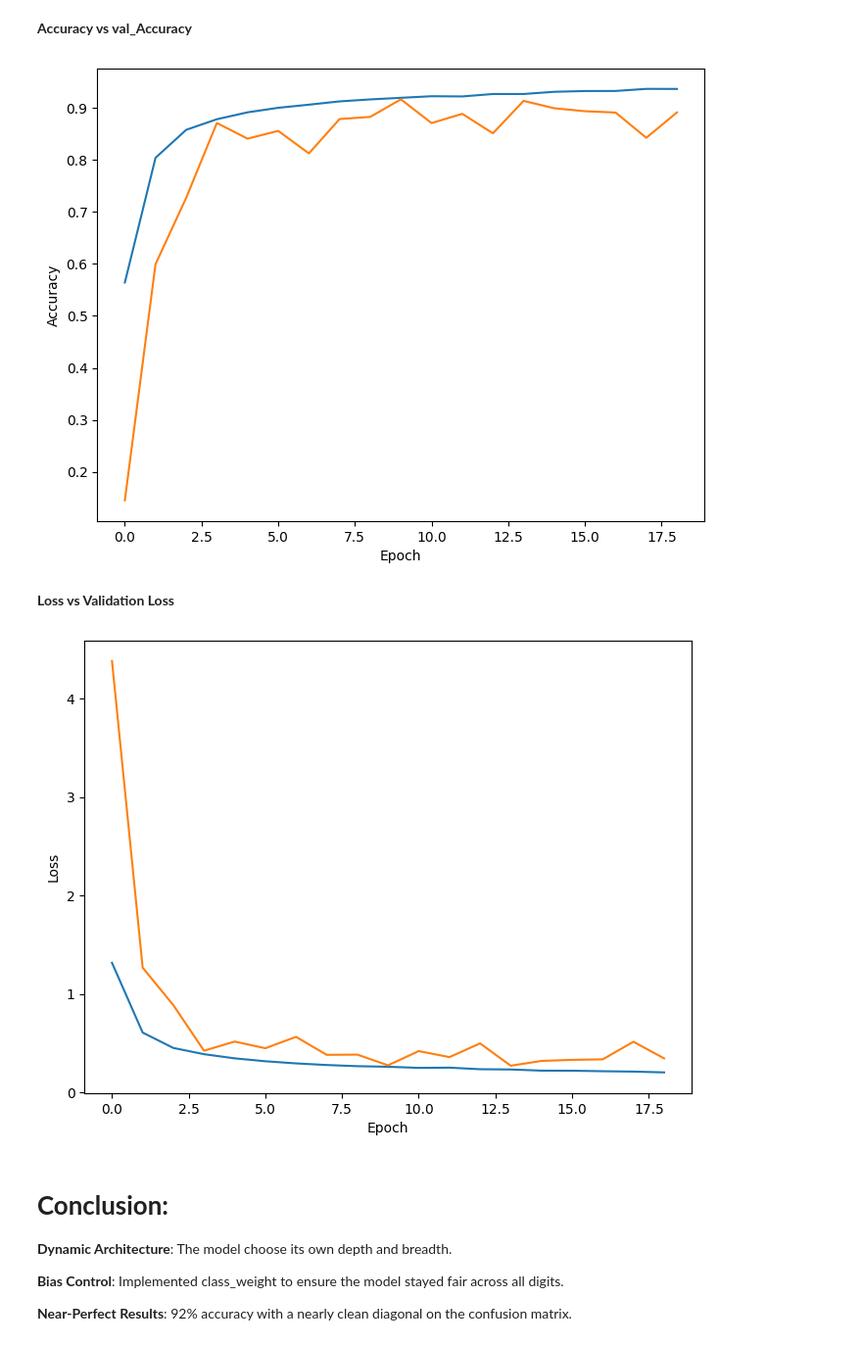
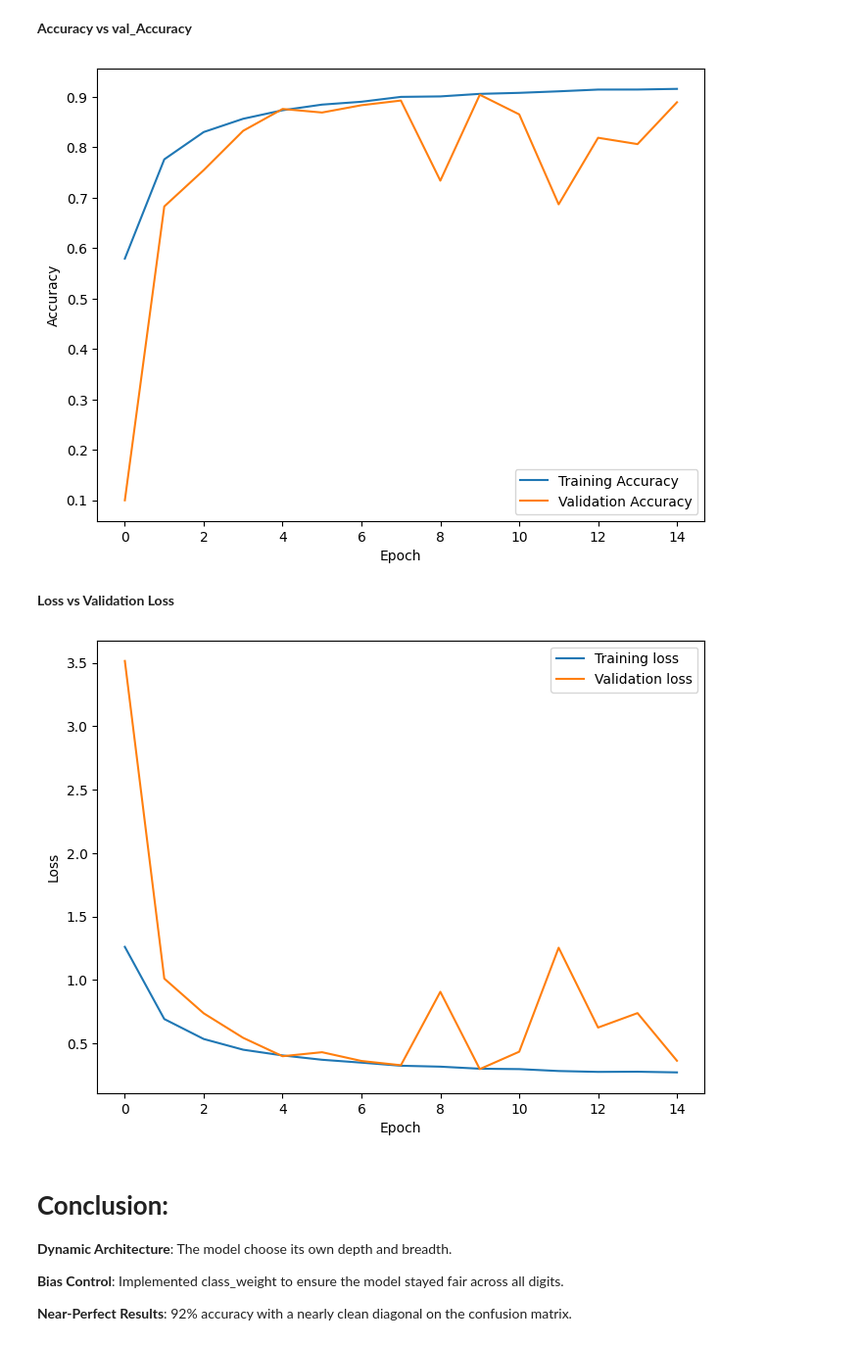
Before and after one commit to Sharddha-Sharddha/IITMLAssignments, a Jupyter notebook: CNN_MNIST_dataset.ipynb, the cells around one changed output. Shown at 98% size. Cells and saved outputs as stored; diff of their text form; code cells hidden in the pictures.

```diff
--- a/CNN_MNIST_dataset.ipynb
+++ b/CNN_MNIST_dataset.ipynb
@@ -578,23 +583,16 @@ kerastuner
 def create_hp_model(hp):
   # 1. Choose Activation Function
   act= hp.Choice('activation', ['relu','leaky_ReLu','tanh'])
-
-  # 2. Choose the number of units in the Dense layers
-  dense_units= hp.Int('units',128, 512, step= 128)
-
   model_2 = models.Sequential()
   model_2.add(layers.Input(shape= (28,28,1)))
-  #model_2.add(layers.Rescaling(1./255))
+
   model_2.add(data_augmentation)
 
   # --- DYNAMIC CONVOLUTIONAL BLOCKS ---
-  # The model chooses how many "blocks" to add (e.g., 1, 2, or 3)
+
   for i in range(hp.Int('Conv_input_blocks',1,2)):
     filters= hp.Choice(f'filter{i}', values= [32,64])
-
     model_2.add(layers.Conv2D(filters,(3,3), padding= 'same'))
-
-
     if act == 'leaky_ReLu':
         model_2.add(layers.LeakyReLU(negative_slope=0.01))
     else:
@@ -605,31 +603,31 @@ def create_hp_model(hp):
     model_2.add(layers.Dropout(hp.Float(f'conv_dropout{i}', 0.1, 0.4, step= 0.1)))
 
   model_2.add(layers.GlobalAveragePooling2D())
-  """
-  # dynamic_Bridge(flattenlayer/ GAP)
-  bridge= hp.Choice('bridge', values= ['flatten','GAP'])
-  if (bridge== 'flatten'):
-    model_2.add(layers.Flatten())
-  else:
-    model_2.add(layers.GlobalAveragePooling2D()) """
 
   # --- DYNAMIC DENSE LAYERS ---
-  for j in range(hp.Int('dense_layer',1,2)):
-    dense_filter= hp.Int(f'dense{j}', 128, 256, step= 128)
-    model_2.add(layers.Dense(dense_filter))
+  model_2.add(layers.Dense(
+            units=hp.Int('dense_layer1', min_value=128, max_value=512, step=128)))
+  if act == 'leaky_ReLu':
+    model_2.add(layers.LeakyReLU(negative_slope=0.01))
+  else:
+    model_2.add(layers.Activation(act))
 
+  model_2.add(layers.BatchNormalization())
+  model_2.add(layers.Dropout(hp.Float('dropout1', 0.25, 0.40, step= 0.10)))
+
+  if(hp.Boolean('Second_layer')):
+    model_2.add(layers.Dense(
+                units=hp.Int('dense_layer2', min_value=128, max_value=512, step=128)))
     if act == 'leaky_ReLu':
-        model_2.add(layers.LeakyReLU(negative_slope=0.01))
+            model_2.add(layers.LeakyReLU(negative_slope=0.01))
     else:
         model_2.add(layers.Activation(act))
-
     model_2.add(layers.BatchNormalization())
-    model_2.add(layers.Dropout(hp.Float(f'dropout{j}', 0.25, 0.40, step= 0.10)))
+    model_2.add(layers.Dropout(hp.Float('dropout', 0.25, 0.40, step= 0.10)))
 
   model_2.add(layers.Dense(10, activation= 'softmax'))
 
   # --- DYNAMIC OPTIMIZER ---
-
   optimizers= hp.Choice('optimizer', values= ['adam', 'sgd', 'rmsprop'])
   model_2.compile(
       optimizer= optimizers,
@@ -664,7 +662,7 @@ my_callbacks_1 = [early_stopping, checkpoint]
 tuner= kt.Hyperband(
     create_hp_model,
     objective= 'val_loss',
-    max_epochs= 5,
+    max_epochs= 6,
     directory= 'my_dir',
     project_name='keras_tuner_best_mnist_model_2'
 )
@@ -734,7 +736,7 @@ dict_weights = dict(enumerate(weights))
 history_2 = final_model_2.fit(
     train_images,
     train_labels_categorical,
-    epochs=25,
+    epochs=30,
     class_weight= dict_weights,
     validation_split=0.20,
     batch_size=128,
@@ -811,20 +813,22 @@ plt.plot(history_2.history['accuracy'], label='Training Accuracy')
 plt.plot(history_2.history['val_accuracy'],label='Validation Accuracy')
 plt.xlabel("Epoch")
 plt.ylabel("Accuracy")
+plt.legend()
 plt.show()
 # %% [output]
-[figure, old version]
+[figure, new version]
 # %% [markdown]
 **Loss vs Validation Loss**
 # %%
 plt.figure(figsize = (8,6))
 plt.plot(history_2.history['loss'], label='Training loss')
 plt.plot(history_2.history['val_loss'],label='Validation loss')
 plt.xlabel("Epoch")
 plt.ylabel("Loss")
+plt.legend()
 plt.show()
 # %% [output]
-[figure, old version]
+[figure, new version]
 # %% [markdown]
 # **Conclusion:**
 **Dynamic Architecture**: The model choose its own depth and breadth.
```
Also changed, not shown: parts of 28 cells of this notebook.
